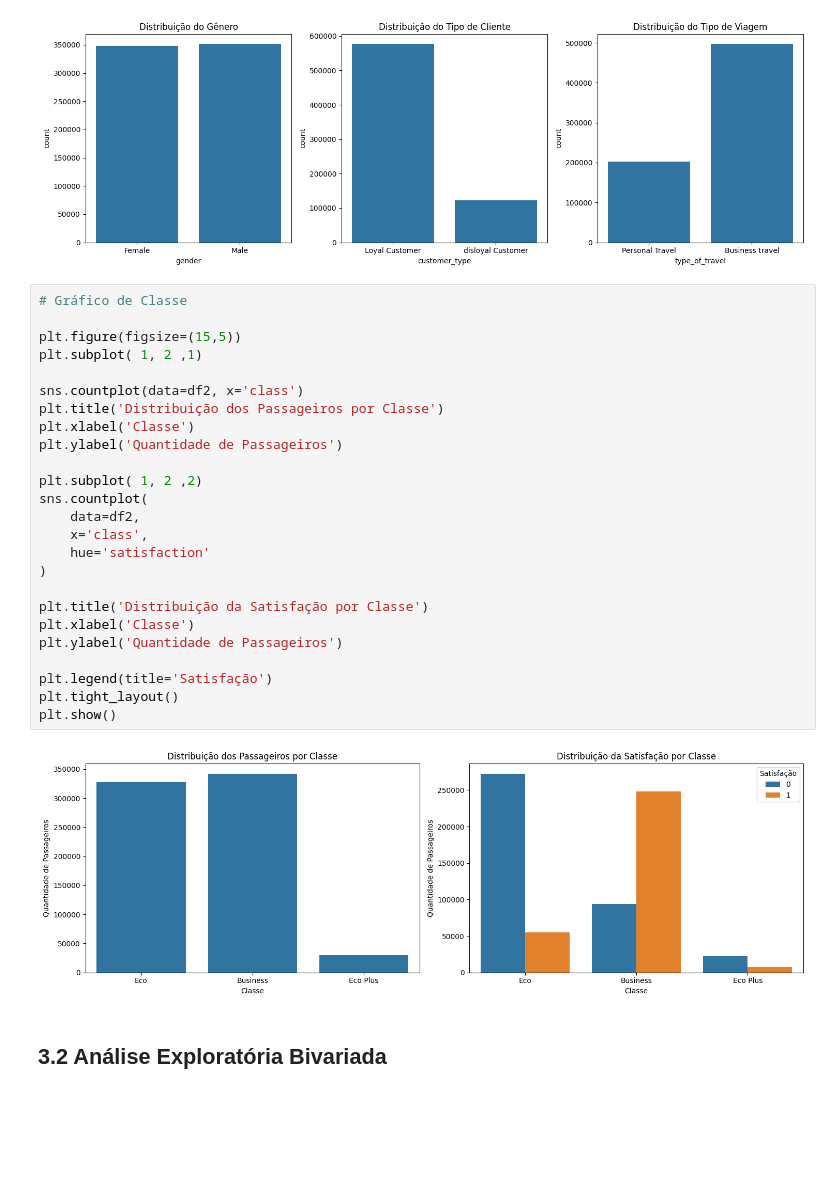
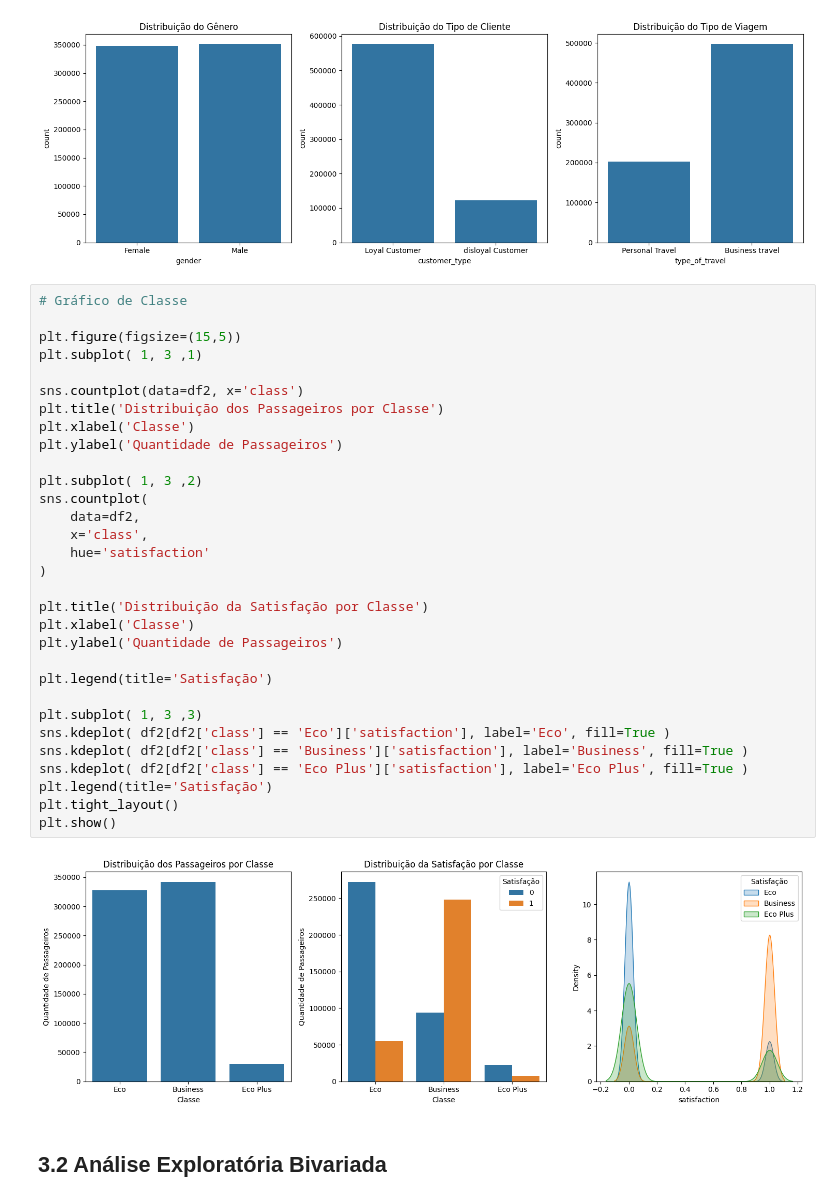
Before and after one commit to Data-Projects1/airline_satisfaction, a Jupyter notebook: notebooks/02.analise_satisf-validacao_hipoteses.ipynb, the cells around one changed output. Drawn from its saved outputs; the diff is of its cells as text; blank space fills up the shorter version.

```diff
--- a/notebooks/02.analise_satisf-validacao_hipoteses.ipynb
+++ b/notebooks/02.analise_satisf-validacao_hipoteses.ipynb
@@ -581,30 +581,36 @@ plt.show()
 # %%
 # Gráfico de Classe
 
 plt.figure(figsize=(15,5))
-plt.subplot( 1, 2 ,1)
+plt.subplot( 1, 3 ,1)
 
 sns.countplot(data=df2, x='class')
 plt.title('Distribuição dos Passageiros por Classe')
 plt.xlabel('Classe')
 plt.ylabel('Quantidade de Passageiros')
 
-plt.subplot( 1, 2 ,2)
+plt.subplot( 1, 3 ,2)
 sns.countplot(
     data=df2,
     x='class',
     hue='satisfaction'
 )
 
 plt.title('Distribuição da Satisfação por Classe')
 plt.xlabel('Classe')
 plt.ylabel('Quantidade de Passageiros')
 
 plt.legend(title='Satisfação')
+
+plt.subplot( 1, 3 ,3)
+sns.kdeplot( df2[df2['class'] == 'Eco']['satisfaction'], label='Eco', fill=True )
+sns.kdeplot( df2[df2['class'] == 'Business']['satisfaction'], label='Business', fill=True )
+sns.kdeplot( df2[df2['class'] == 'Eco Plus']['satisfaction'], label='Eco Plus', fill=True )
+plt.legend(title='Satisfação')
 plt.tight_layout()
 plt.show()
 # %% [output]
-[figure, old version]
+[figure, new version]
 # %% [markdown]
 ## 3.2 Análise Exploratória Bivariada
 # %% [markdown]
```
